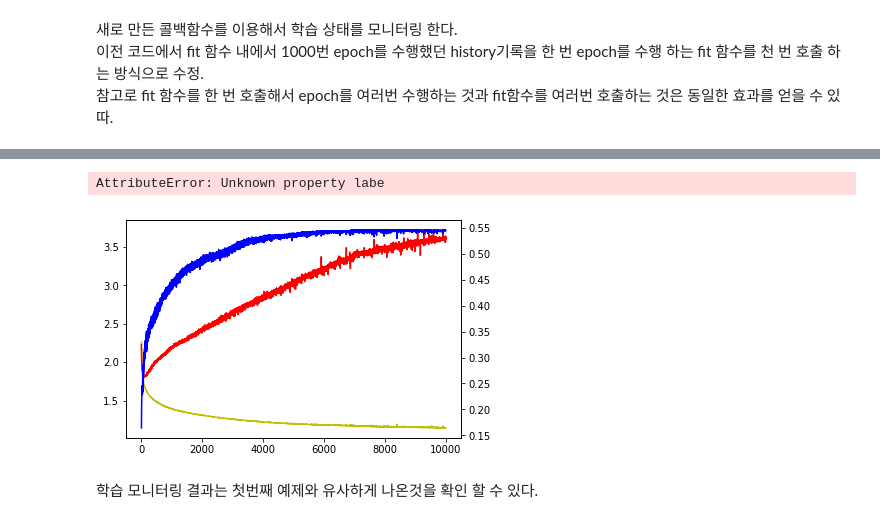
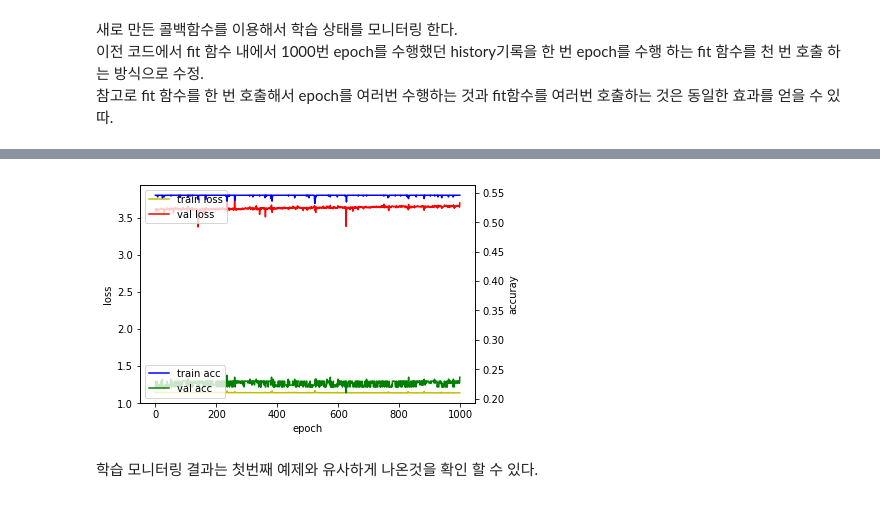
Before and after one commit to NinCastle/Learn-Machine-Learning, a Jupyter notebook: keras/block_keras/What_is_deep_learning/3_Training_Monitoring.ipynb, the cells around one changed output, grey strips where cells are left out. Cells and saved outputs as stored; diff of their text form; code cells hidden in the pictures.

```diff
--- a/keras/block_keras/What_is_deep_learning/3_Training_Monitoring.ipynb
+++ b/keras/block_keras/What_is_deep_learning/3_Training_Monitoring.ipynb
@@ -442,28 +442,27 @@ Epo
 # %%
 # 5. 모델 학습 과정 표시하기
 %matplotlib inline
 import matplotlib.pyplot as plt
 
 fig, loss_ax = plt.subplots()
 
 acc_ax = loss_ax.twinx()
 
 loss_ax.plot(custom_hist.train_loss, 'y', label='train loss')
 loss_ax.plot(custom_hist.val_loss, 'r', label='val loss')
 
 acc_ax.plot(custom_hist.train_acc, 'b', label='train acc')
-acc_ax.plot(custom_hist.val_acc, 'g', labe='val acc')
+acc_ax.plot(custom_hist.val_acc, 'g', label='val acc')
 
 loss_ax.set_xlabel('epoch')
 loss_ax.set_ylabel('loss')
 acc_ax.set_ylabel('accuray')
 
 loss_ax.legend(loc='upper left')
 acc_ax.legend(loc='lower left')
 
 plt.show()
 # %% [output]
-AttributeError: Unknown property labe
-[figure, old version]
+[figure, new version]
 # %% [markdown]
 학습 모니터링 결과는 첫번째 예제와 유사하게 나온것을 확인 할 수 있다.<br>
```
Also changed, not shown: parts of 1 cell of this notebook.
